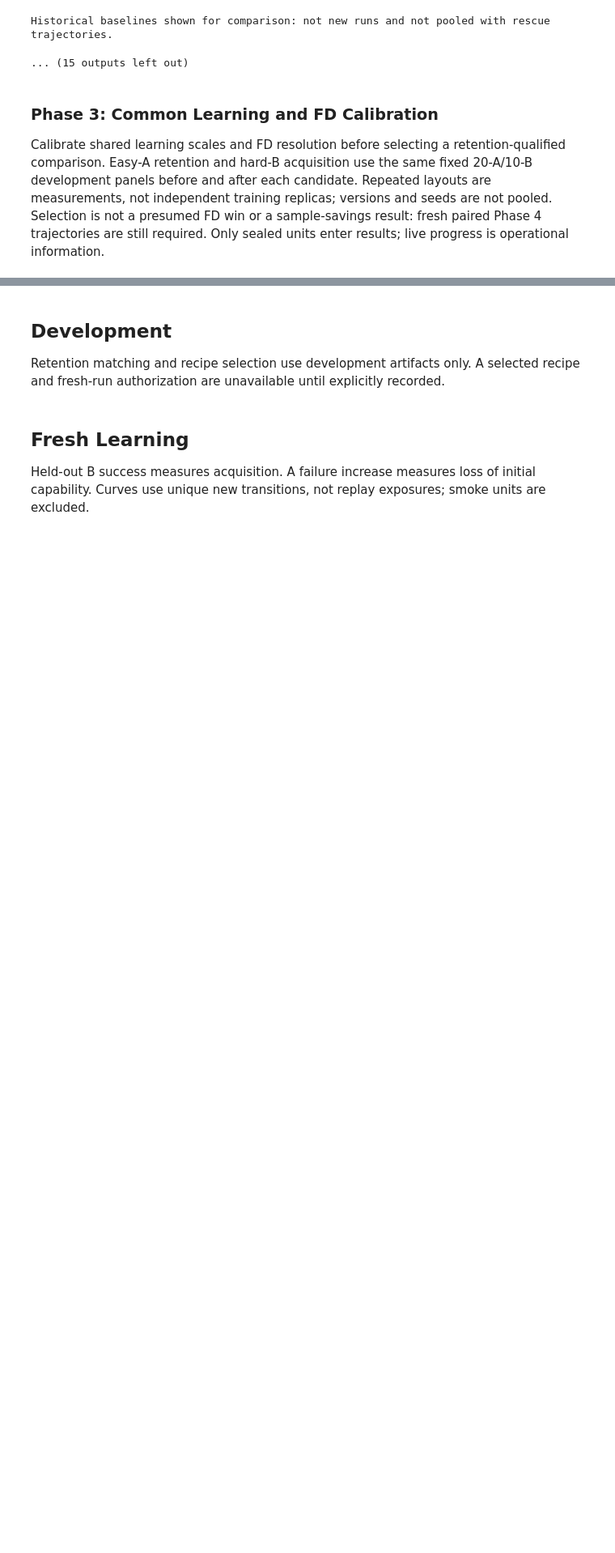
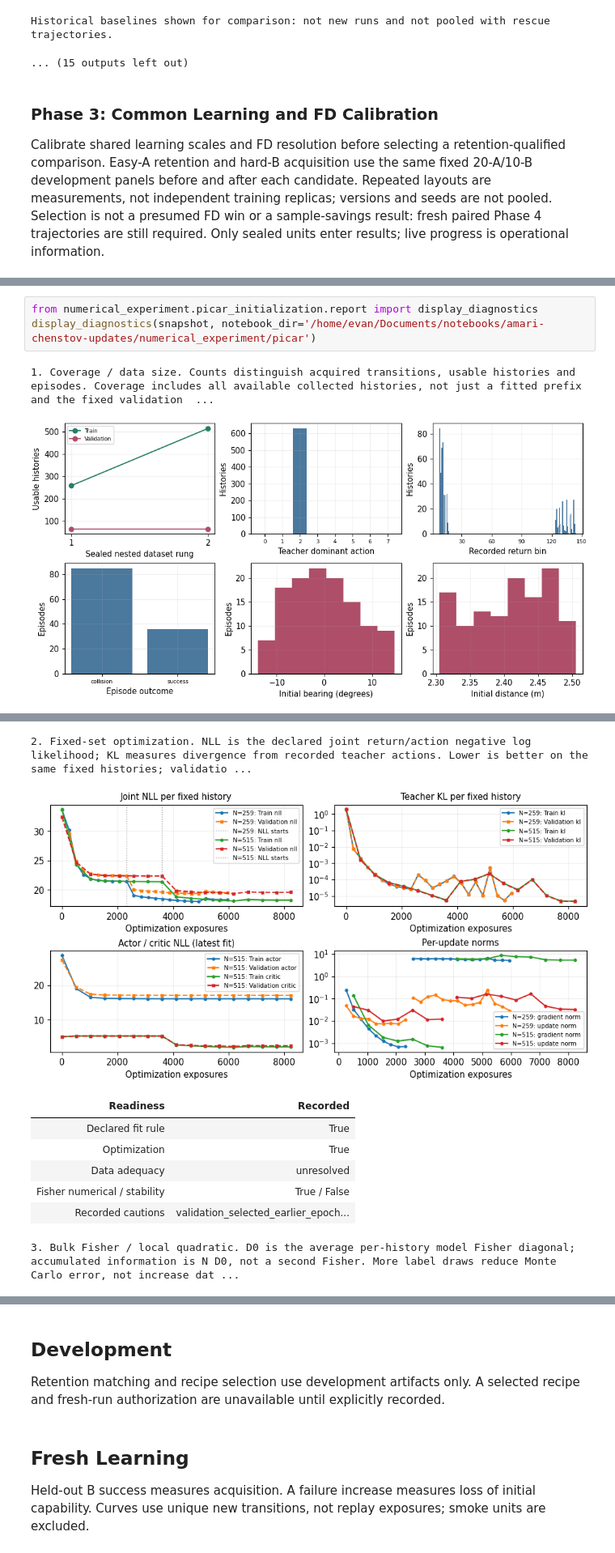
Before and after one commit to wdurno/notebooks, a Jupyter notebook: amari-chenstov-updates/numerical_experiment/picar/plan19_results.ipynb, the cells around one changed output, grey strips where cells are left out. Shown at 81% size. Saved outputs shown, nothing was run; the diff lists cells and outputs as text; blank space fills up the shorter version.

```diff
--- a/amari-chenstov-updates/numerical_experiment/picar/plan19_results.ipynb
+++ b/amari-chenstov-updates/numerical_experiment/picar/plan19_results.ipynb
@@ -325,0 +364,6 @@ Development is not confirmation; panel repetition adds no independent training r
+# %%
+from numerical_experiment.picar_initialization.report import display_diagnostics
+display_diagnostics(snapshot, notebook_dir='/home/evan/Documents/notebooks/amari-chenstov-updates/numerical_experiment/picar')
+# %% [output]
+1. Coverage / data size. Counts distinguish acquired transitions, usable histories and episodes. Coverage includes all available collected histories, not just a fitted prefix and the fixed validation  ...
+[figure, added]
@@ -325,0 +372,9 @@ Development is not confirmation; panel repetition adds no independent training r
+2. Fixed-set optimization. NLL is the declared joint return/action negative log likelihood; KL measures divergence from recorded teacher actions. Lower is better on the same fixed histories; validatio ...
+[figure, added]
+| Readiness | Recorded |
+| Declared fit rule | True |
+| Optimization | True |
+| Data adequacy | unresolved |
+| Fisher numerical / stability | True / False |
+| Recorded cautions | validation_selected_earlier_epoch... |
+3. Bulk Fisher / local quadratic. D0 is the average per-history model Fisher diagonal; accumulated information is N D0, not a second Fisher. More label draws reduce Monte Carlo error, not increase dat ...
```
Also changed, not shown: parts of 14 cells of this notebook, 38 other files.
